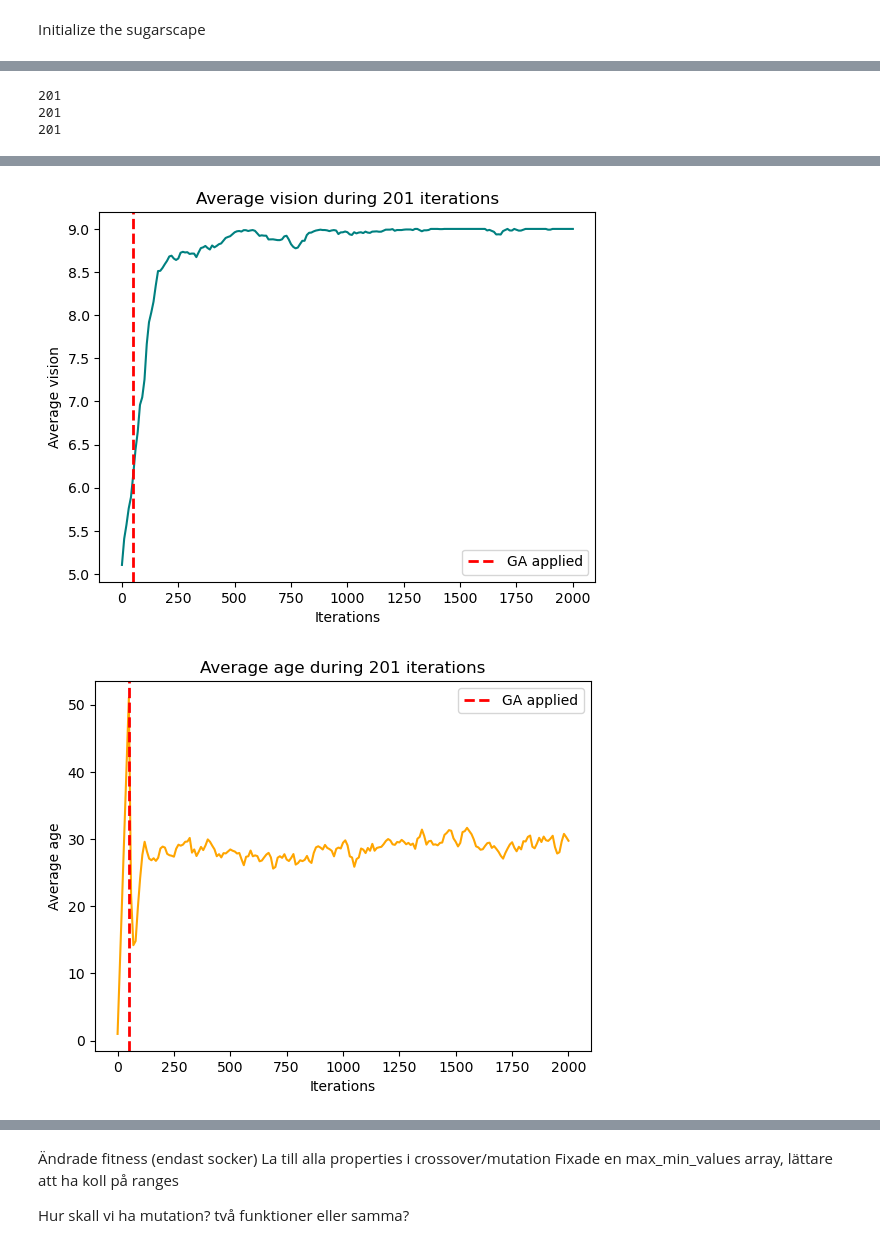
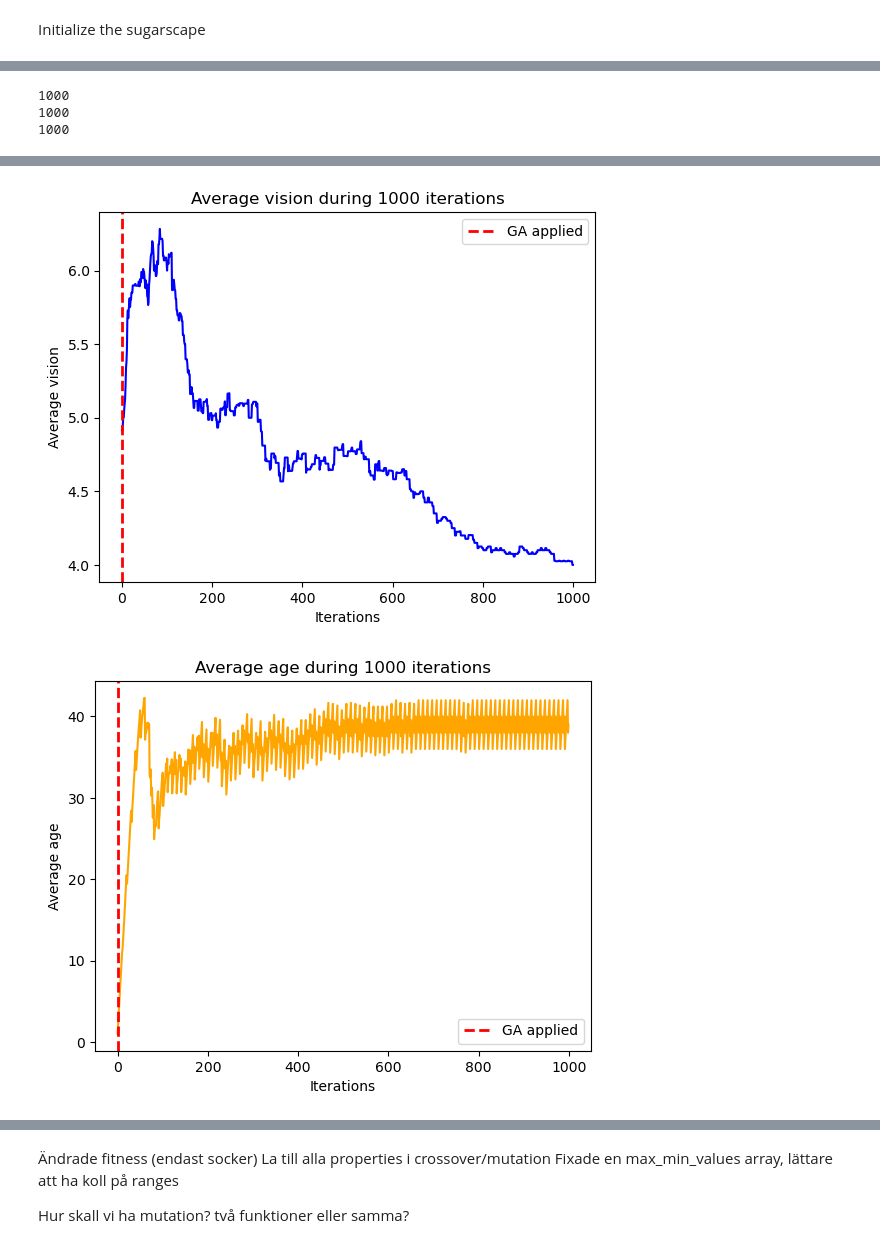
Before and after one commit to Sagoos/FFR120_group_project_12, a Jupyter notebook: Individual Folders/Adam/final_version copy.ipynb, the cells around one changed output, grey strips where cells are left out. Drawn from its saved outputs; the diff is of its cells as text; code cells hidden in the pictures.

```diff
--- a/Individual Folders/Adam/final_version copy.ipynb
+++ b/Individual Folders/Adam/final_version copy.ipynb
@@ -508,6 +535,8 @@ agents = pd.DataFrame({
     'y': y_positions                                                                         # Y-coordinates
 })
 
+crossover_genes = ['metabolism','vision', 'lifespan', 'carrying capacity', 'pollution_factor', 'age',
+                    'origin']
 
 # Lists to store data from every step
 iterations = []
@@ -517,7 +546,7 @@ avg_carry = []
 avg_vision = []
 avg_age = []
 avg_sugar = []
-
+num_polluted_agents = []
 # plot = {
 #    'All agents': pd.DataFrame(agents.mean()).T,
 #    'Healthy agents': pd.DataFrame(agents.mean()).T,
@@ -535,7 +564,7 @@ from tkinter import Tk
 from tkinter import Canvas
 import numpy as np
 
-apply_GA = 50 # Apply GA logic after number of steps
+apply_GA = 1 # Apply GA logic after number of steps
 N_skip = 1
 MAX_STEP = 1000
 step = 0
@@ -568,8 +597,9 @@ while running:
     #     update_canvas(SuSca, agents, canvas, N, window_size, step, tk, boolean_pollution_map)
 
     # Save data for plots
-    if step % 10 == 0:  # Save data every 10 steps
+    if step % 1 == 0:  # Save data every n steps
         iterations.append(step)
+        num_polluted_agents.append(len(agents[agents['pollution_factor'] > 0]))  # Antalet förorenade agenter
         num_agents.append(len(agents))  # Antalet agenter (kan förändras under simuleringen)
         avg_metabolism.append(agents["metabolism"].mean())  # Medelvärde av metabolism
         avg_carry.append(agents["carrying capacity"].mean())  # Medelvärde av metabolism
@@ -580,28 +610,29 @@ while running:
 
     # after some steps, apply the GA logic
     if step > apply_GA:
-        parents = select_parents(agents, 10)
-        new_agents = []
-        for i in range(0, len(parents), 2):
-            parent1 = parents.iloc[i]
-            parent2 = parents.iloc[i + 1]
-            child1, child2 = crossover(parent1, parent2, max_min_values)
-            child1 = mutate(child1, max_min_values)
-            child2 = mutate(child2, max_min_values)
-            new_agents.append(child1)
-            new_agents.append(child2)
-        agents = replace_population(agents, pd.DataFrame(new_agents))  # Keeping the old agents and adding the new ones to the population --> Population size grows each round
+        if step % 10 == 0:
+            parents = select_parents(agents, 10)
+            new_agents = []
+            for i in range(0, len(parents), 2):
+                parent1 = parents.iloc[i]
+                parent2 = parents.iloc[i + 1]
+                child1, child2 = crossover(parent1, parent2, max_min_values, crossover_genes)
+                child1 = mutate(child1, max_min_values)
+                child2 = mutate(child2, max_min_values)
+                new_agents.append(child1)
+                new_agents.append(child2)
+            agents = replace_population(agents, pd.DataFrame(new_agents))  # Keeping the old agents and adding the new ones to the population --> Population size grows each round
 
 
     # Periodically regenerate sugar hotspots
-    if step % 10 == 0:  # Regenerate every 20 steps
-        SuSca = regenerate_hotspots(SuSca, N=50, num_hotspots=2, max_sugar=15, peak_value=15, sigma=4)
+    if step % 20 == 0:  # Regenerate every 20 steps
+        SuSca = regenerate_hotspots(SuSca, N=50, num_hotspots=3, max_sugar=20, peak_value=20, sigma=4)
 
+    step += 1
 
     if step == MAX_STEP:
         running = False
 
-    step += 1
 
 
     # agents_healthy = agents[agents['pollution_factor'] == 0]
@@ -670,7 +701,8 @@ abilities_results = pd.read_csv('results_sugar.csv')
 # %%
 import matplotlib.pyplot as plt
 
-colors = ['r', 'g','teal','orange','darkgreen']
+colors = ['r', 'g', 'b', 'orange', 'darkgreen', 'purple', 'pink', 'brown', 'cyan', 'magenta']
+
 
 print(len(abilities_results))
 print(len(num_agents))
@@ -695,6 +727,6 @@ for ability in range(abilities_results.shape[1]):
     plt.legend()
     plt.show()
 # %% [output]
-201
-201
-201
+1000
+1000
+1000
@@ -704,2 +736,2 @@ for ability in range(abilities_results.shape[1]):
-[figure, old version]
+[figure, new version]
-[figure, old version]
+[figure, new version]
```
Also changed, not shown: parts of 6 cells of this notebook, 3 other files.
